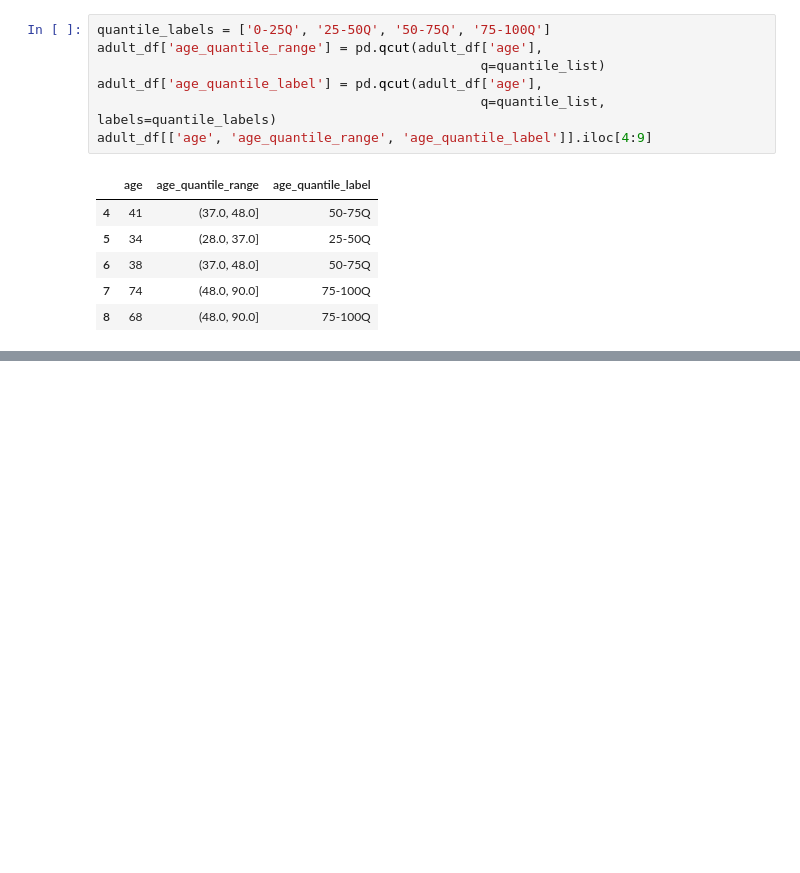
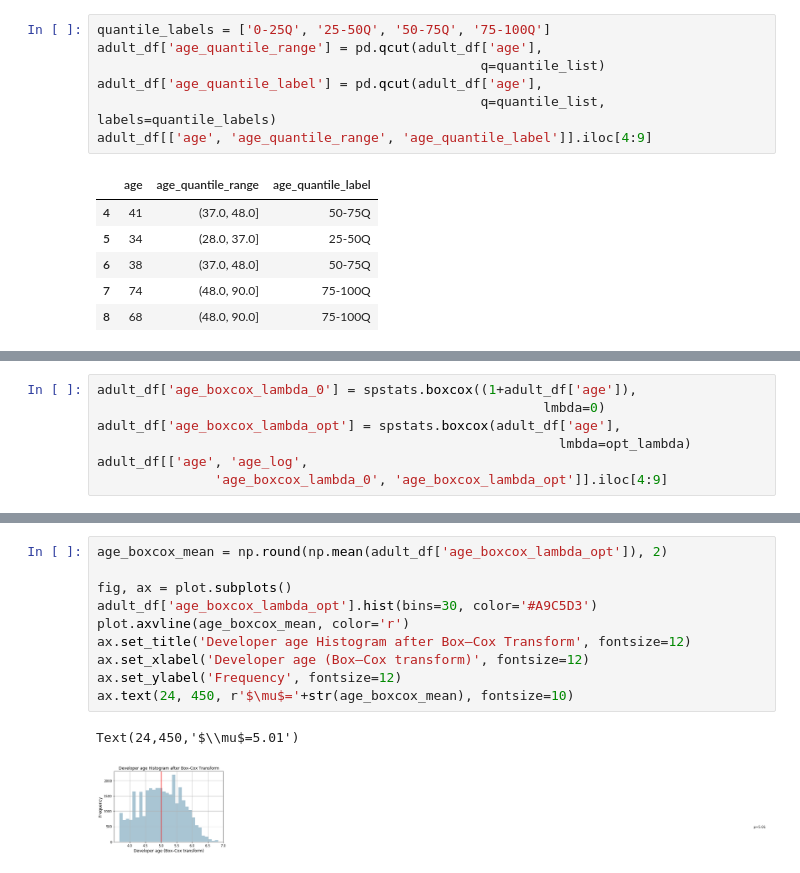
Before and after one commit to fepineda/AnalisisCensos, a Jupyter notebook: pre-process/pre-process.ipynb, the cells around one changed output, grey strips where cells are left out. Drawn from its saved outputs; the diff is of its cells as text; blank space fills up the shorter version.

```diff
--- a/pre-process/pre-process.ipynb
+++ b/pre-process/pre-process.ipynb
@@ -123,0 +158,7 @@ adult_df[['age', 'age_quantile_range', 'age_quantile_label']].iloc[4:9]
+# %%
+adult_df['age_boxcox_lambda_0'] = spstats.boxcox((1+adult_df['age']),
+                                                         lmbda=0)
+adult_df['age_boxcox_lambda_opt'] = spstats.boxcox(adult_df['age'],
+                                                           lmbda=opt_lambda)
+adult_df[['age', 'age_log',
+               'age_boxcox_lambda_0', 'age_boxcox_lambda_opt']].iloc[4:9]
@@ -123,0 +172,13 @@ adult_df[['age', 'age_quantile_range', 'age_quantile_label']].iloc[4:9]
+# %%
+age_boxcox_mean = np.round(np.mean(adult_df['age_boxcox_lambda_opt']), 2)
+
+fig, ax = plot.subplots()
+adult_df['age_boxcox_lambda_opt'].hist(bins=30, color='#A9C5D3')
+plot.axvline(age_boxcox_mean, color='r')
+ax.set_title('Developer age Histogram after Box–Cox Transform', fontsize=12)
+ax.set_xlabel('Developer age (Box–Cox transform)', fontsize=12)
+ax.set_ylabel('Frequency', fontsize=12)
+ax.text(24, 450, r'$\mu$='+str(age_boxcox_mean), fontsize=10)
+# %% [output]
+Text(24,450,'$\\mu$=5.01')
+[figure, added]
```
Also changed, not shown: parts of 44 cells of this notebook.
